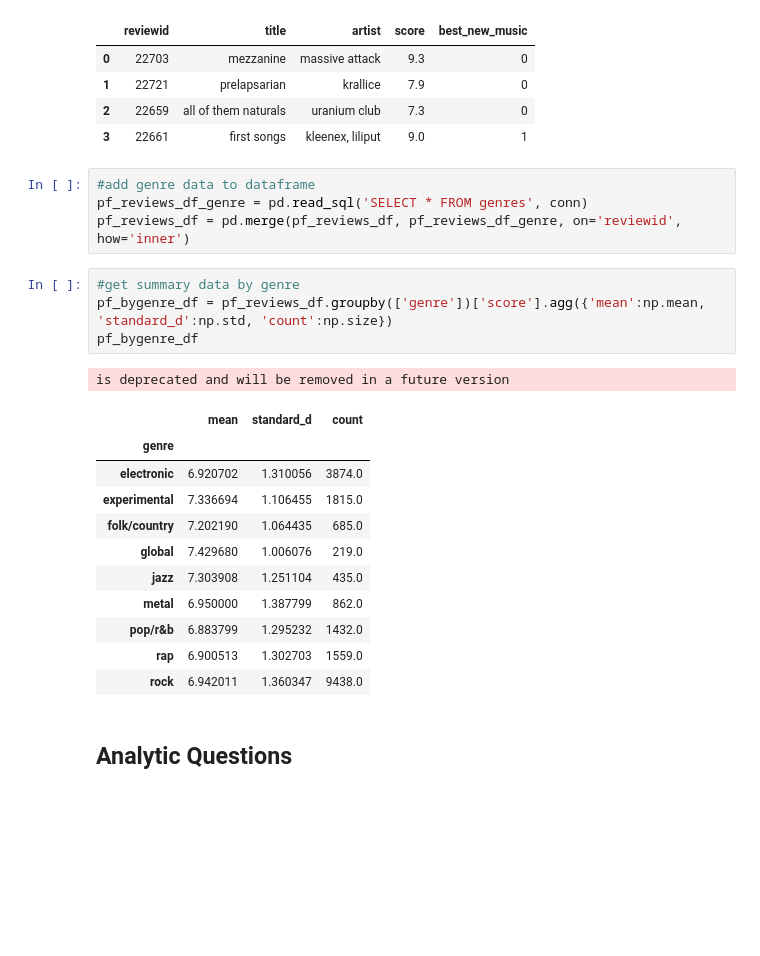
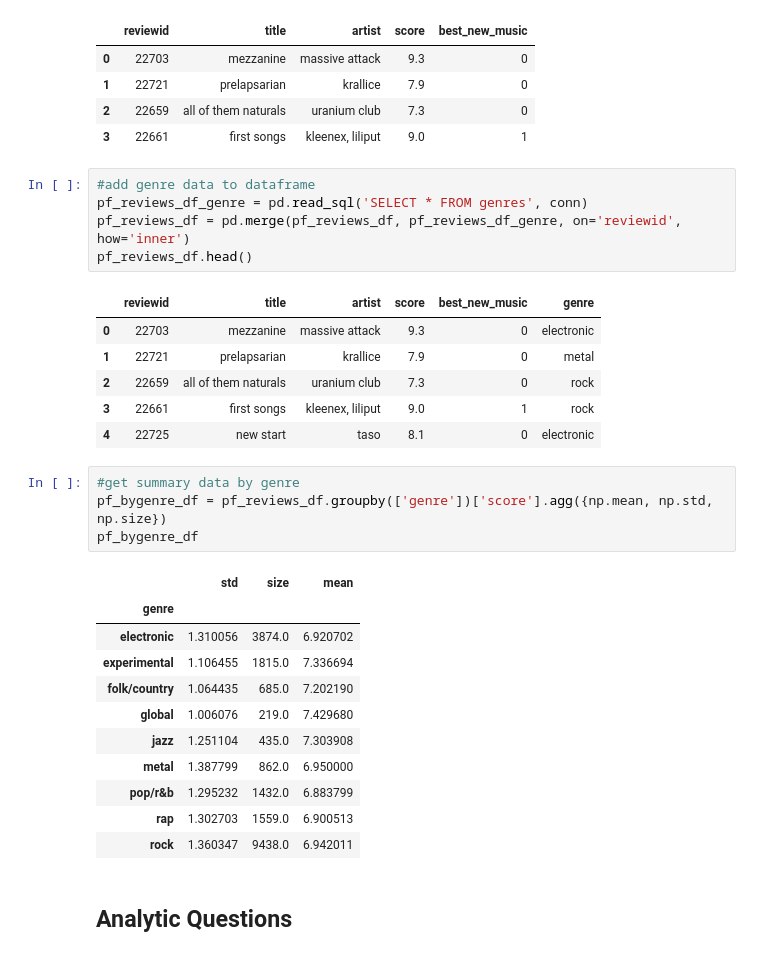
Before and after one commit to chrisoyer/thinkful_notes, a Jupyter notebook: music_caps/music review project.ipynb, the cells around one changed output. Saved outputs shown, nothing was run; the diff lists cells and outputs as text; blank space fills up the shorter version.

```diff
--- a/music_caps/music review project.ipynb
+++ b/music_caps/music review project.ipynb
@@ -55,23 +55,30 @@ pf_reviews_df.head(4)
 #add genre data to dataframe
 pf_reviews_df_genre = pd.read_sql('SELECT * FROM genres', conn)
 pf_reviews_df = pd.merge(pf_reviews_df, pf_reviews_df_genre, on='reviewid', how='inner')
+pf_reviews_df.head()
+# %% [output]
+|  | reviewid | title | artist | score | best_new_music | genre |
+| 0 | 22703 | mezzanine | massive attack | 9.3 | 0 | electronic |
+| 1 | 22721 | prelapsarian | krallice | 7.9 | 0 | metal |
+| 2 | 22659 | all of them naturals | uranium club | 7.3 | 0 | rock |
+| 3 | 22661 | first songs | kleenex, liliput | 9.0 | 1 | rock |
+| 4 | 22725 | new start | taso | 8.1 | 0 | electronic |
 # %%
 #get summary data by genre
-pf_bygenre_df = pf_reviews_df.groupby(['genre'])['score'].agg({'mean':np.mean, 'standard_d':np.std, 'count':np.size})
+pf_bygenre_df = pf_reviews_df.groupby(['genre'])['score'].agg({np.mean, np.std, np.size})
 pf_bygenre_df
 # %% [output]
-is deprecated and will be removed in a future version
-|  | mean | standard_d | count |
+|  | std | size | mean |
 | genre |  |  |  |
-| electronic | 6.920702 | 1.310056 | 3874.0 |
-| experimental | 7.336694 | 1.106455 | 1815.0 |
-| folk/country | 7.202190 | 1.064435 | 685.0 |
-| global | 7.429680 | 1.006076 | 219.0 |
-| jazz | 7.303908 | 1.251104 | 435.0 |
-| metal | 6.950000 | 1.387799 | 862.0 |
-| pop/r&b | 6.883799 | 1.295232 | 1432.0 |
-| rap | 6.900513 | 1.302703 | 1559.0 |
-| rock | 6.942011 | 1.360347 | 9438.0 |
+| electronic | 1.310056 | 3874.0 | 6.920702 |
+| experimental | 1.106455 | 1815.0 | 7.336694 |
+| folk/country | 1.064435 | 685.0 | 7.202190 |
+| global | 1.006076 | 219.0 | 7.429680 |
+| jazz | 1.251104 | 435.0 | 7.303908 |
+| metal | 1.387799 | 862.0 | 6.950000 |
+| pop/r&b | 1.295232 | 1432.0 | 6.883799 |
+| rap | 1.302703 | 1559.0 | 6.900513 |
+| rock | 1.360347 | 9438.0 | 6.942011 |
 # %% [markdown]
 ## Analytic Questions
 # %% [markdown]
```
Also changed, not shown: parts of 4 cells of this notebook, 4 other files.
